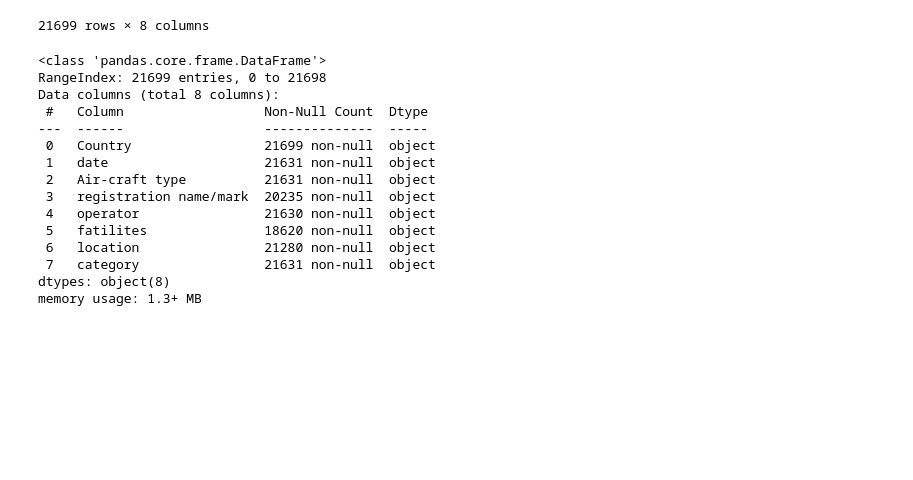
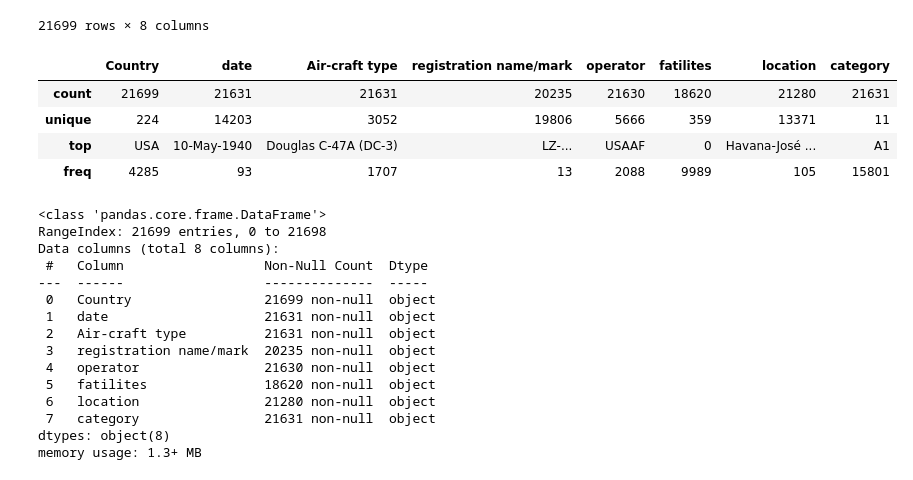
Before and after one commit to bessasjr/Analise_acidentes_aereos, a Jupyter notebook: main.ipynb, the cells around one changed output. Saved outputs shown, nothing was run; the diff lists cells and outputs as text; code cells hidden in the pictures; blank space fills up the shorter version.

```diff
--- a/main.ipynb
+++ b/main.ipynb
@@ -25,6 +25,14 @@ df
 | 21697 | Argentina | 31-Aug-1949 | Bristol 170 Freighter IA | T-39 | Argentine AF | 0 | Ituzaingó, BA | A1 |
 | 21698 | Mexico | 30-Apr-2013 | Beech 300 Super King Air | XC-LMV | Mexican Government | 6 | near Zacatecas-La... | A1 |
 21699 rows × 8 columns
+# %%
+df.describe()
+# %% [output]
+|  | Country | date | Air-craft type | registration name/mark | operator | fatilites | location | category |
+| count | 21699 | 21631 | 21631 | 20235 | 21630 | 18620 | 21280 | 21631 |
+| unique | 224 | 14203 | 3052 | 19806 | 5666 | 359 | 13371 | 11 |
+| top | USA | 10-May-1940 | Douglas C-47A (DC-3) | LZ-... | USAAF | 0 | Havana-José ... | A1 |
+| freq | 4285 | 93 | 1707 | 13 | 2088 | 9989 | 105 | 15801 |
 # %%
 df.info()
 # %% [output]
```
Also changed, not shown: parts of 12 cells of this notebook.
